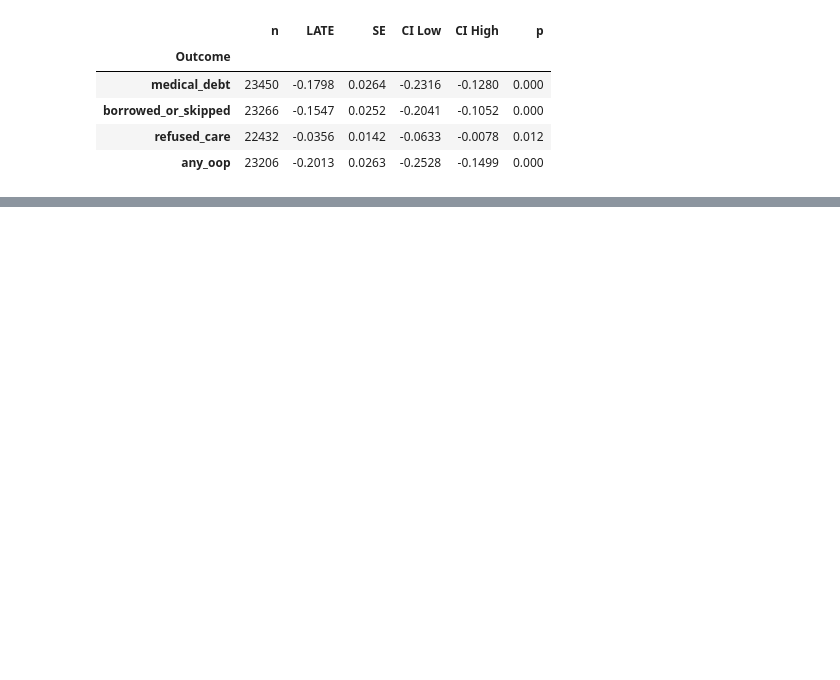
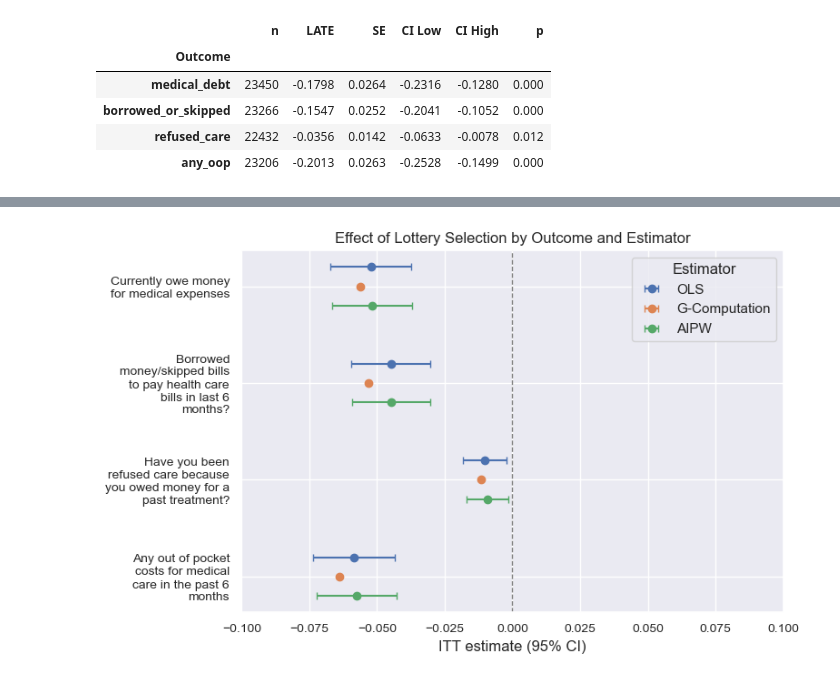
Before and after one commit to chaycereed/ohie-medicaid-policy-simulation, a Jupyter notebook: notebook/ohie_medicaid_policy_simulation.ipynb, the cells around one changed output, grey strips where cells are left out. Saved outputs shown, nothing was run; the diff lists cells and outputs as text; code cells hidden in the pictures; blank space fills up the shorter version.

```diff
--- a/notebook/ohie_medicaid_policy_simulation.ipynb
+++ b/notebook/ohie_medicaid_policy_simulation.ipynb
@@ -1563,0 +1676,18 @@ psi = gamma1 - gamma0
+# %%
+# Lets create a single table for comparing and reporting the results across all estimands and estimators
+rows = []
+for loop_outcome in outcomes:
+    rows += [
+        {"Outcome": loop_outcome, "Estimand": "ITT", "Estimator": "OLS", "Estimate": itt.loc[loop_outcome, "ITT"], "SE": itt.loc[loop_outcome, "SE"]},
+        {"Outcome": loop_outcome, "Estimand": "ITT", "Estimator": "G-Computation", "Estimate": gcomp.loc[loop_outcome, "G-Computation"], "SE": np.nan},
+        {"Outcome": loop_outcome, "Estimand": "ITT", "Estimator": "AIPW", "Estimate": aipw.loc[loop_outcome, "AIPW"], "SE": aipw.loc[loop_outcome, "SE"]},
+        {"Outcome": loop_outcome, "Estimand": "LATE", "Estimator": "2SLS", "Estimate": late.loc[loop_outcome, "LATE"], "SE": late.loc[loop_outcome, "SE"]},
+    ]
+
+causal_summary = pd.DataFrame(rows)
+causal_summary["CI Low"] = causal_summary["Estimate"] - 1.96 * causal_summary["SE"]
+causal_summary["CI High"] = causal_summary["Estimate"] + 1.96 * causal_summary["SE"]
+
+for loop_outcome in outcomes:
+    print(f"{labels[loop_outcome]}:")
+    display(causal_summary[causal_summary["Outcome"] == loop_outcome].round(4))
@@ -1563,0 +1719,23 @@ psi = gamma1 - gamma0
+# %%
+itt_rows = causal_summary[causal_summary["Estimand"] == "ITT"]
+estimators = ["OLS", "G-Computation", "AIPW"]
+offsets = {"OLS": -0.2, "G-Computation": 0, "AIPW": 0.2}
+
+fig, ax = plt.subplots(figsize = (8, 5))
+for est in estimators:
+    sub = itt_rows[itt_rows["Estimator"] == est]
+    ypos = np.arange(len(outcomes)) + offsets[est]
+    ax.errorbar(sub["Estimate"], ypos, xerr = 1.96 * sub["SE"].fillna(0), fmt = "o", capsize = 3, label = est)
+ax.axvline(0, linestyle = "--", color = "grey", linewidth = 1.0)
+ax.set_yticks(range(len(outcomes)))
+ax.set_yticklabels([textwrap.fill(labels[y], width = 20) for y in outcomes], fontsize = 10)
+ax.tick_params(axis = "x", labelsize = 10)
+ax.invert_yaxis()
+ax.set_xlim(-0.1, 0.1)
+ax.set_xlabel("ITT estimate (95% CI)")
+ax.set_title("Effect of Lottery Selection by Outcome and Estimator")
+ax.legend(title = "Estimator")
+plt.tight_layout()
+plt.show()
+# %% [output]
+[figure, added]
```
Also changed, not shown: parts of 53 cells of this notebook.
